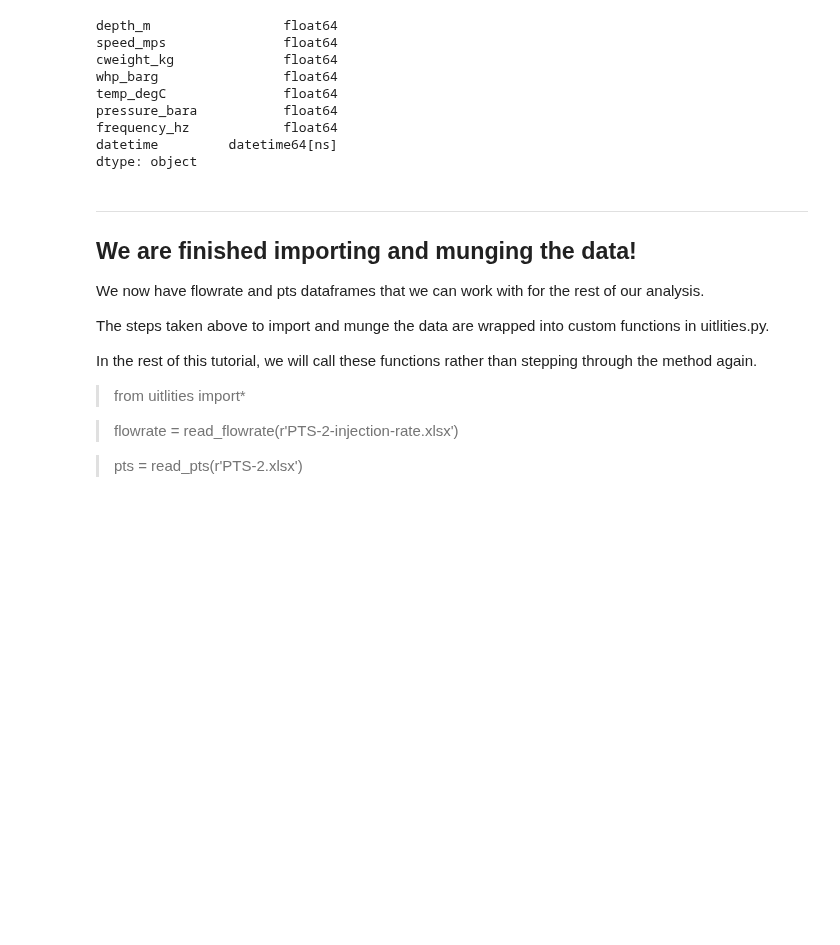
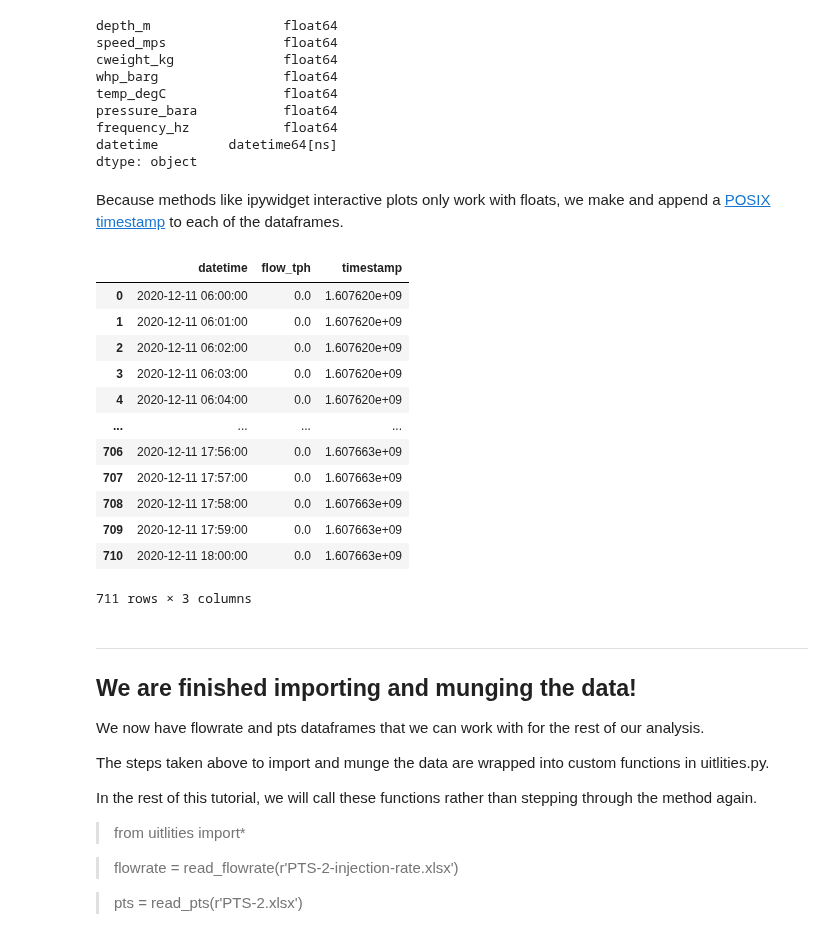
Before and after one commit to ICWallis/T21-Tutorial-WellTestAnalysis, a Jupyter notebook: 1-intro-and-data.ipynb, the cells around one changed output. Saved outputs shown, nothing was run; the diff lists cells and outputs as text; code cells hidden in the pictures; blank space fills up the shorter version.

Commit message:
Update timestamp markdown

```diff
--- a/1-intro-and-data.ipynb
+++ b/1-intro-and-data.ipynb
@@ -422,6 +422,41 @@ pressure_bara           float64
 frequency_hz            float64
 datetime         datetime64[ns]
 dtype: object
+# %% [markdown]
+Because methods like ipywidget interactive plots only work with floats, we make and append a [POSIX timestamp](https://en.wikipedia.org/wiki/Unix_time) to each of the dataframes.
+# %%
+def datetime_to_timestamp(dataframe_col):
+    '''
+    Make POSIX timestamp from Python datetime object
+
+    args: dataframe column containing datetime objects
+
+    returns: list of POSIX timestamp floats
+    '''
+    list = []
+    for date in dataframe_col:
+        timestamp = datetime.timestamp(date)
+        list.append(timestamp)
+    return list
+
+flowrate['timestamp'] = datetime_to_timestamp(flowrate.datetime)
+pts['timestamp'] = datetime_to_timestamp(pts.datetime)
+
+flowrate
+# %% [output]
+|  | datetime | flow_tph | timestamp |
+| 0 | 2020-12-11 06:00:00 | 0.0 | 1.607620e+09 |
+| 1 | 2020-12-11 06:01:00 | 0.0 | 1.607620e+09 |
+| 2 | 2020-12-11 06:02:00 | 0.0 | 1.607620e+09 |
+| 3 | 2020-12-11 06:03:00 | 0.0 | 1.607620e+09 |
+| 4 | 2020-12-11 06:04:00 | 0.0 | 1.607620e+09 |
+| ... | ... | ... | ... |
+| 706 | 2020-12-11 17:56:00 | 0.0 | 1.607663e+09 |
+| 707 | 2020-12-11 17:57:00 | 0.0 | 1.607663e+09 |
+| 708 | 2020-12-11 17:58:00 | 0.0 | 1.607663e+09 |
+| 709 | 2020-12-11 17:59:00 | 0.0 | 1.607663e+09 |
+| 710 | 2020-12-11 18:00:00 | 0.0 | 1.607663e+09 |
+711 rows × 3 columns
 # %% [markdown]
 ***
 
```
